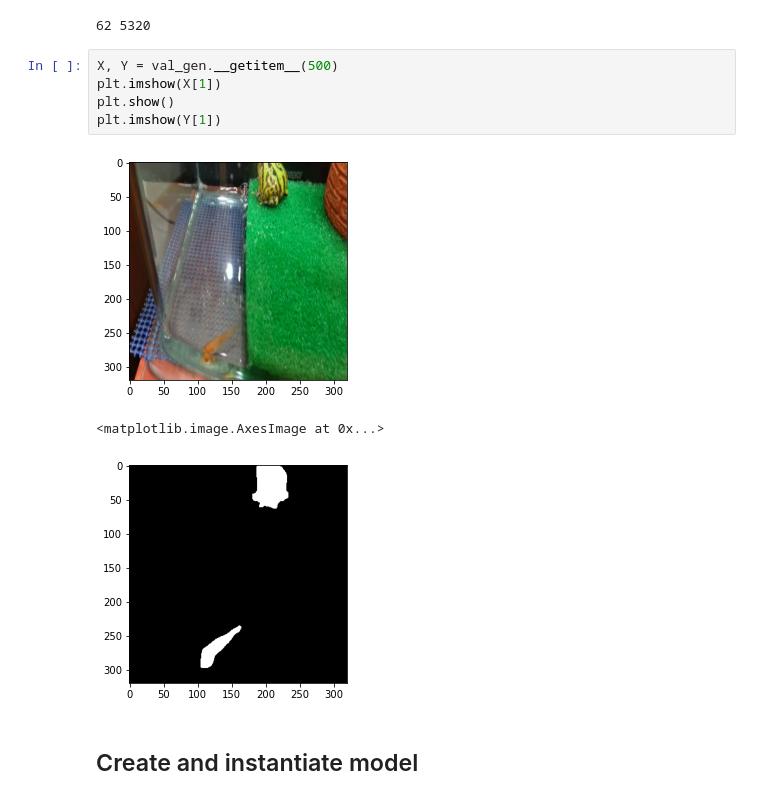
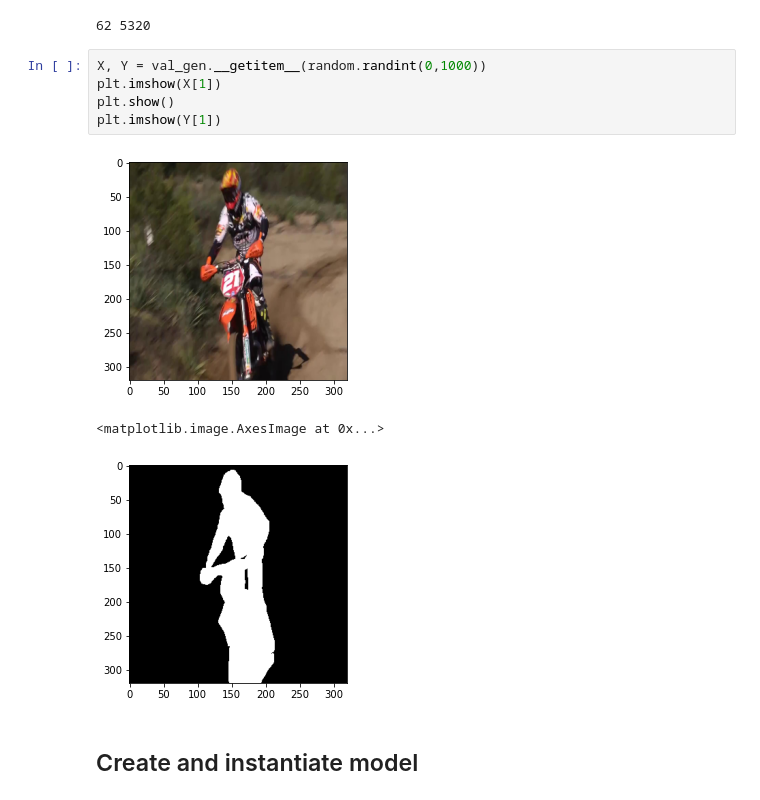
Before and after one commit to lucasPaulDaniele/RNN-CRF, a Jupyter notebook: test.ipynb, the cells around one changed output. Cells and saved outputs as stored; diff of their text form.

```diff
--- a/test.ipynb
+++ b/test.ipynb
@@ -85,14 +85,14 @@ print(len(train_gen), len(val_gen))
 # %% [output]
 62 5320
 # %%
-X, Y = val_gen.__getitem__(500)
+X, Y = val_gen.__getitem__(random.randint(0,1000))
 plt.imshow(X[1])
 plt.show()
 plt.imshow(Y[1])
 # %% [output]
-[figure, old version]
+[figure, new version]
 <matplotlib.image.AxesImage at 0x...>
-[figure, old version]
+[figure, new version]
 # %% [markdown]
 ## Create and instantiate model
 # %%
```
Also changed, not shown: parts of 2 cells of this notebook, 2 other files.
